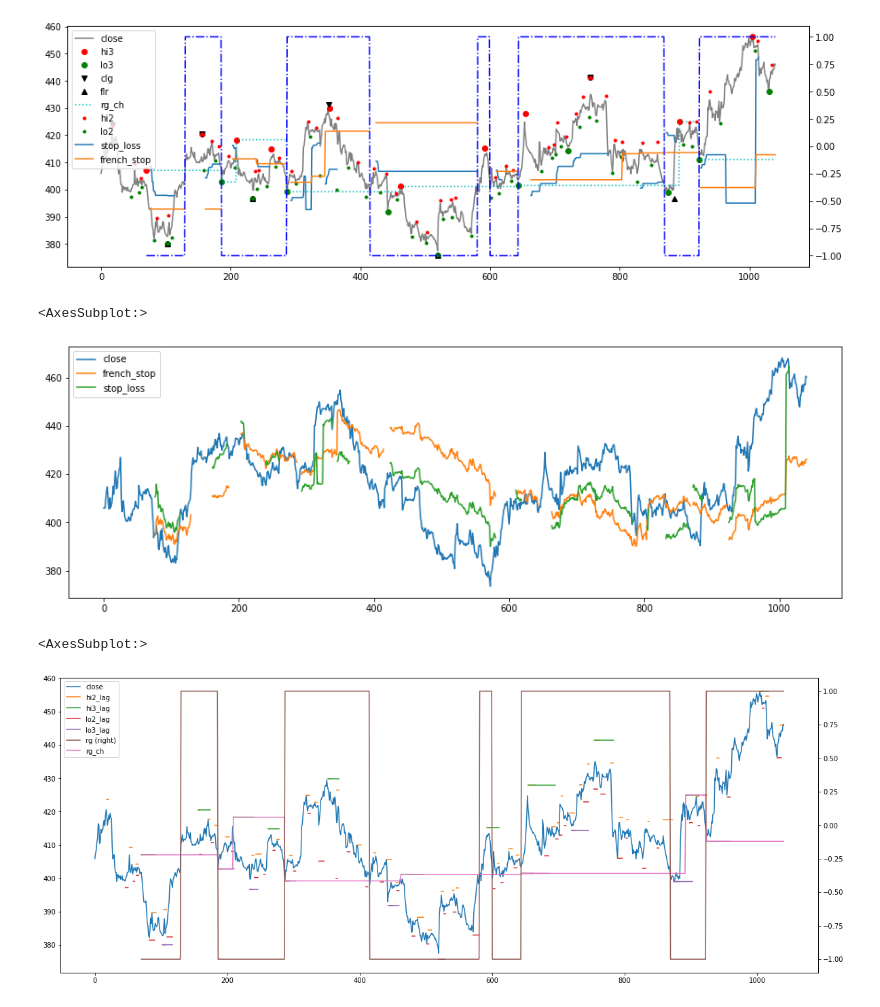
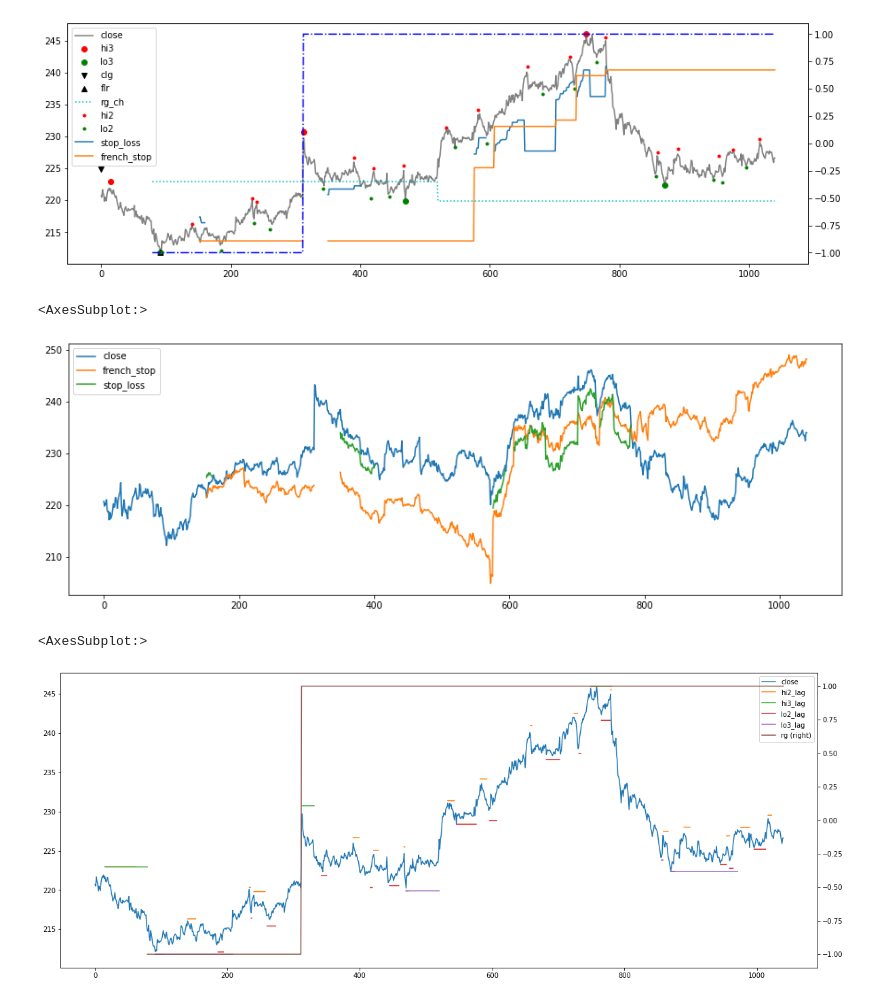
Before and after one commit to bjahnke/blue_bird_pms, a Jupyter notebook: src/backtester.ipynb, the cells around one changed output. Cells and saved outputs as stored; diff of their text form; code cells hidden in the pictures.

```diff
--- a/src/backtester.ipynb
+++ b/src/backtester.ipynb
@@ -19,7 +19,8 @@ _strategy_overview = pd.read_csv(_data_loader.file_path('stat_overview_15m.csv')
 
 _price_data_by_symbol = sbtu.PriceGlob(_price_data).swap_level()
 # %%
-symbol = 'DXCM'
+symbol = 'STE'
+_strat_data = _strategy_lookup[symbol]
 _stats = _strategy_lookup[symbol].stat_historical
 
 _stats[['risk_adj_returns_roll', 'perf']].plot(use_index=False, secondary_y=['perf'])
@@ -56,7 +57,7 @@ epd['stop_loss'] = _strategy_lookup[symbol].stop_loss_series
 # epd['base_close'] = _symbol_data.close
 scanner.enhanced_price_data_plot(epd)
 # %% [output]
-[figure, old version]
+[figure, new version]
 # %%
 _sd = _symbol_data.copy()
 _sd['french_stop'] = _strategy_lookup[symbol].french_stop.stop_price * (_bench.close/_bench.close.iloc[0])
@@ -64,7 +65,7 @@ _sd['stop_loss'] = _strategy_lookup[symbol].stop_loss_series * (_bench.close/_be
 _sd[['close', 'french_stop', 'stop_loss']].plot(use_index=False, figsize=(15, 5))
 # %% [output]
 <AxesSubplot:>
-[figure, old version]
+[figure, new version]
 # %%
 # scanner.rolling_plot(
 #     _symbol_data,
@@ -72,34 +73,34 @@ _sd[['close', 'french_stop', 'stop_loss']].plot(use_index=False, figsize=(15, 5)
 #     stop_loss_t=_strategy_lookup[symbol].stop_loss_series,
 #     ticker=symbol
 # )
-import src.pd_accessors as pda
+import src.utils.pd_accessors as pda
 import numpy as np
 _pt = _strategy_lookup[symbol].peak_table.copy()
 
 _pt['px'] = np.where(
     _pt.type == 1,
     epd.low.loc[_pt.start],
     epd.high.loc[_pt.start],
 )
 _pt = pda.PeakTable(_pt)
 _pt = _pt.unpivot('15T', _symbol_data.index)
 _shi_px = _pt.loc[(_pt.type == -1)]
 _shi_2 = _shi_px.loc[(_shi_px.lvl == 2)]
 _shi_3 = _shi_px.loc[(_shi_px.lvl == 3)]
 
 _slo_px = _pt.loc[(_pt.type == 1)]
 _slo_2 = _slo_px.loc[(_slo_px.lvl == 2)]
 _slo_3 = _slo_px.loc[(_slo_px.lvl == 3)]
 
 epd['hi2_lag'] = _shi_2.px
 epd['hi3_lag'] = _shi_3.px
 epd['lo2_lag'] = _slo_2.px
 epd['lo3_lag'] = _slo_3.px
 
 
 epd[
-    ['close', 'hi2_lag', 'hi3_lag', 'lo2_lag', 'lo3_lag', 'rg', 'rg_ch']
+    ['close', 'hi2_lag', 'hi3_lag', 'lo2_lag', 'lo3_lag', 'rg']
 ].plot(use_index=False, figsize=(20, 8), secondary_y='rg')
 # %% [output]
 <AxesSubplot:>
-[figure, old version]
+[figure, new version]
```
Also changed, not shown: parts of 6 cells of this notebook, 5 other files.
